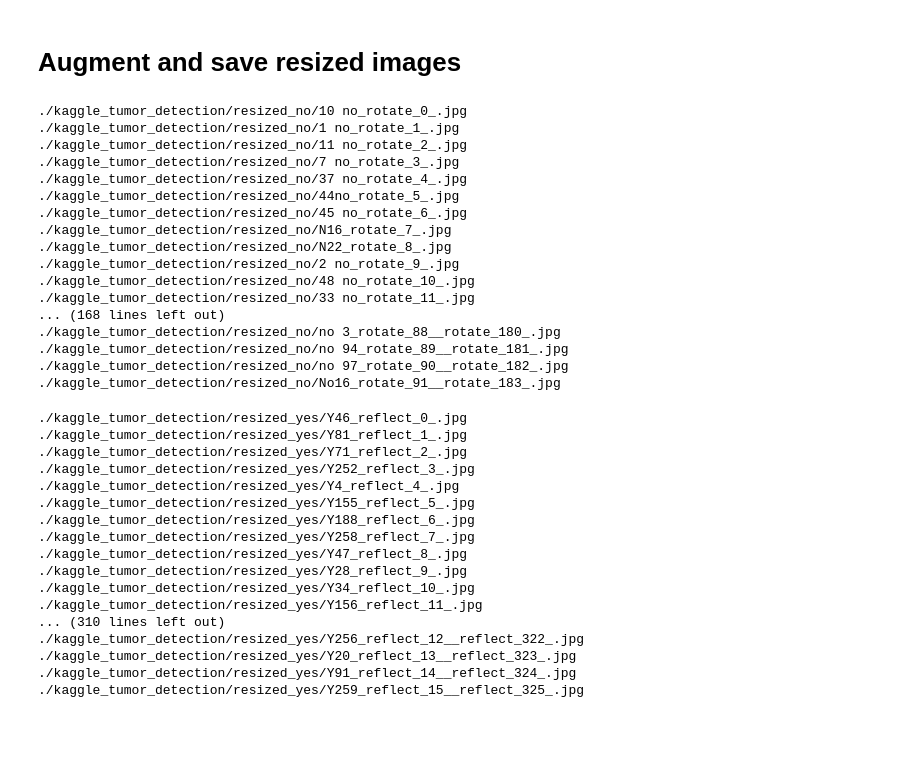
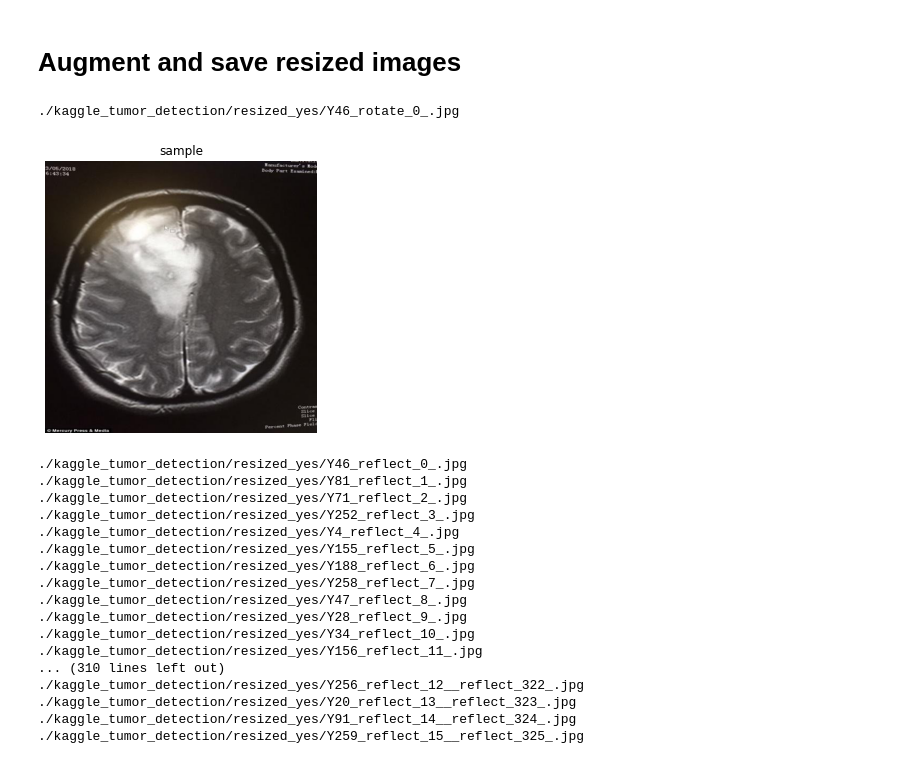
Before and after one commit to manmeet3/Brain-Tumor-Anomaly-Detection-and-Segmentation, a Jupyter notebook: wip_colabs/AnoGAN.ipynb, the cells around one changed output. Saved outputs shown, nothing was run; the diff lists cells and outputs as text; code cells hidden in the pictures; blank space fills up the shorter version.

```diff
--- a/wip_colabs/AnoGAN.ipynb
+++ b/wip_colabs/AnoGAN.ipynb
@@ -226,46 +226,32 @@ for scale, ax in zip(np.linspace(1.,2.5,3), axs):
 # %% [markdown]
 # Augment and save resized images
 # %%
-def save_augmentation(img_path, tfms, save_path, **kwargs):
-    img = get_img(img_path)
+#resized_yes_files
+
+def augment_and_save(files_list, tfms, tfm_name, **kwargs):
+  file_num = 0
+  for f in files_list:
+    save_path = os.path.splitext(f)[0] + "_" + tfm_name + "_" + str(file_num) + "_" + ".jpg"
+    print(save_path)
+    #save_augmentation(f, tfms, save_path, **kwargs)
+    img = get_img(f)
     if kwargs == None:
       img.apply_tfms(tfms)
     else:
       img.apply_tfms(tfms, **kwargs)
-    img.save(save_path)
+    #img.save(save_path)
+    img.show(figsize=(10,5), title='sample')
+    break
+    file_num += 1
-# %%
-#resized_yes_files
-disinclude_files = ["rotate"]
-def augment_and_save(files_list, tfms, tfm_name, **kwargs):
-  file_num = 0
-  save_path = os.path.splitext(f)[0] + "_" + tfm_name + "_" + str(file_num) + "_" + ".jpg"
-  print(save_path)
-  save_augmentation(f, tfms, save_path, **kwargs)
-  file_num += 1
 # %%
 # Rotate
 tfms = [rotate(degrees=(-30,30), p=1.0)]
 augment_and_save(resized_yes_files, tfms, "rotate", padding_mode='border')
-print("====")
-augment_and_save(resized_no_files, tfms, "rotate", padding_mode='border')
+#print("====")
+#augment_and_save(resized_no_files, tfms, "rotate", padding_mode='border')
 # %% [output]
-./kaggle_tumor_detection/resized_no/10 no_rotate_0_.jpg
-./kaggle_tumor_detection/resized_no/1 no_rotate_1_.jpg
-./kaggle_tumor_detection/resized_no/11 no_rotate_2_.jpg
-./kaggle_tumor_detection/resized_no/7 no_rotate_3_.jpg
-./kaggle_tumor_detection/resized_no/37 no_rotate_4_.jpg
-./kaggle_tumor_detection/resized_no/44no_rotate_5_.jpg
-./kaggle_tumor_detection/resized_no/45 no_rotate_6_.jpg
-./kaggle_tumor_detection/resized_no/N16_rotate_7_.jpg
-./kaggle_tumor_detection/resized_no/N22_rotate_8_.jpg
-./kaggle_tumor_detection/resized_no/2 no_rotate_9_.jpg
-./kaggle_tumor_detection/resized_no/48 no_rotate_10_.jpg
-./kaggle_tumor_detection/resized_no/33 no_rotate_11_.jpg
-... (168 lines left out)
-./kaggle_tumor_detection/resized_no/no 3_rotate_88__rotate_180_.jpg
-./kaggle_tumor_detection/resized_no/no 94_rotate_89__rotate_181_.jpg
-./kaggle_tumor_detection/resized_no/no 97_rotate_90__rotate_182_.jpg
-./kaggle_tumor_detection/resized_no/No16_rotate_91__rotate_183_.jpg
+./kaggle_tumor_detection/resized_yes/Y46_rotate_0_.jpg
+[figure, added]
 # %%
 # Reflection
 tfms = [rotate(degrees=(-30,30), p=1.0)]
```
